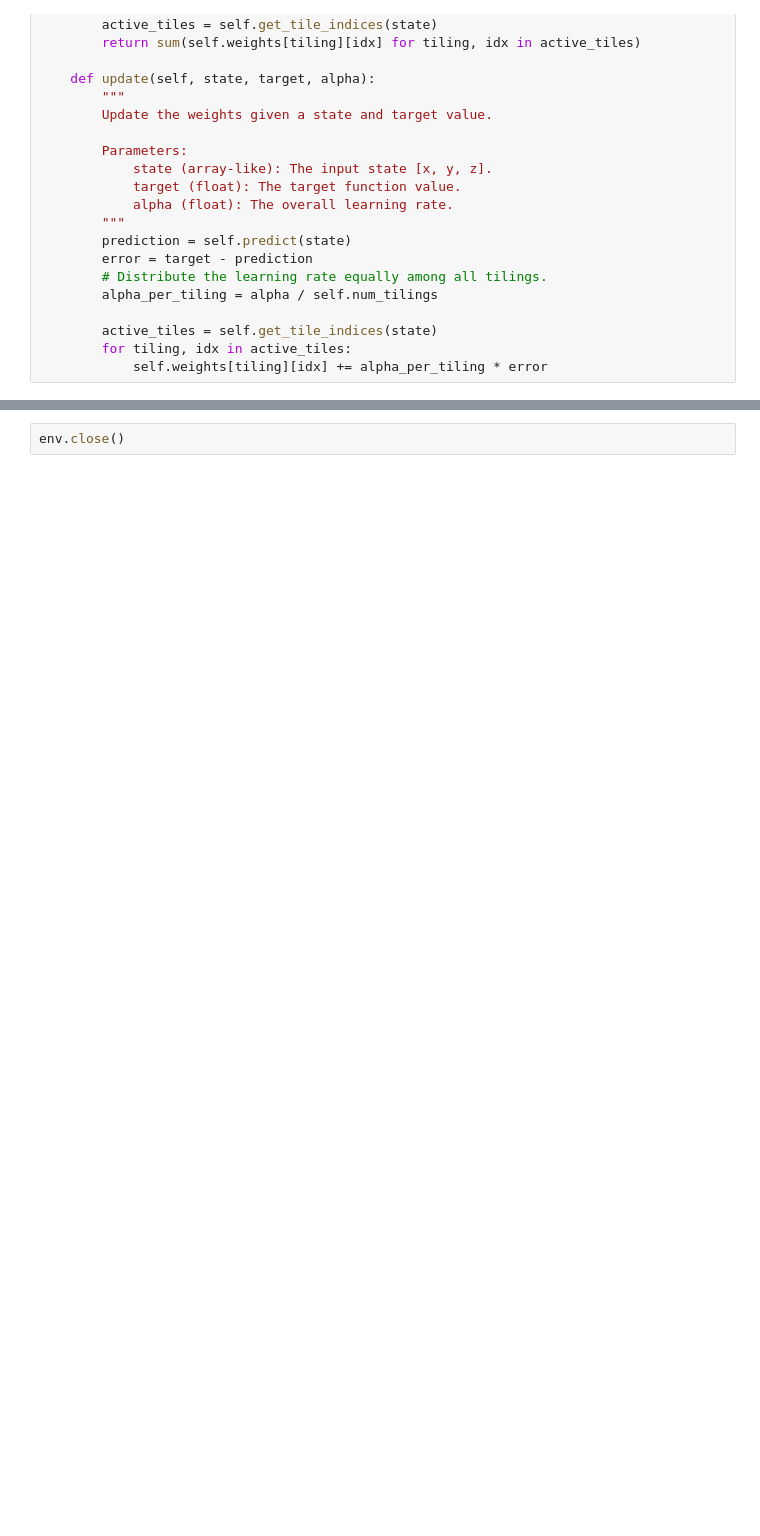
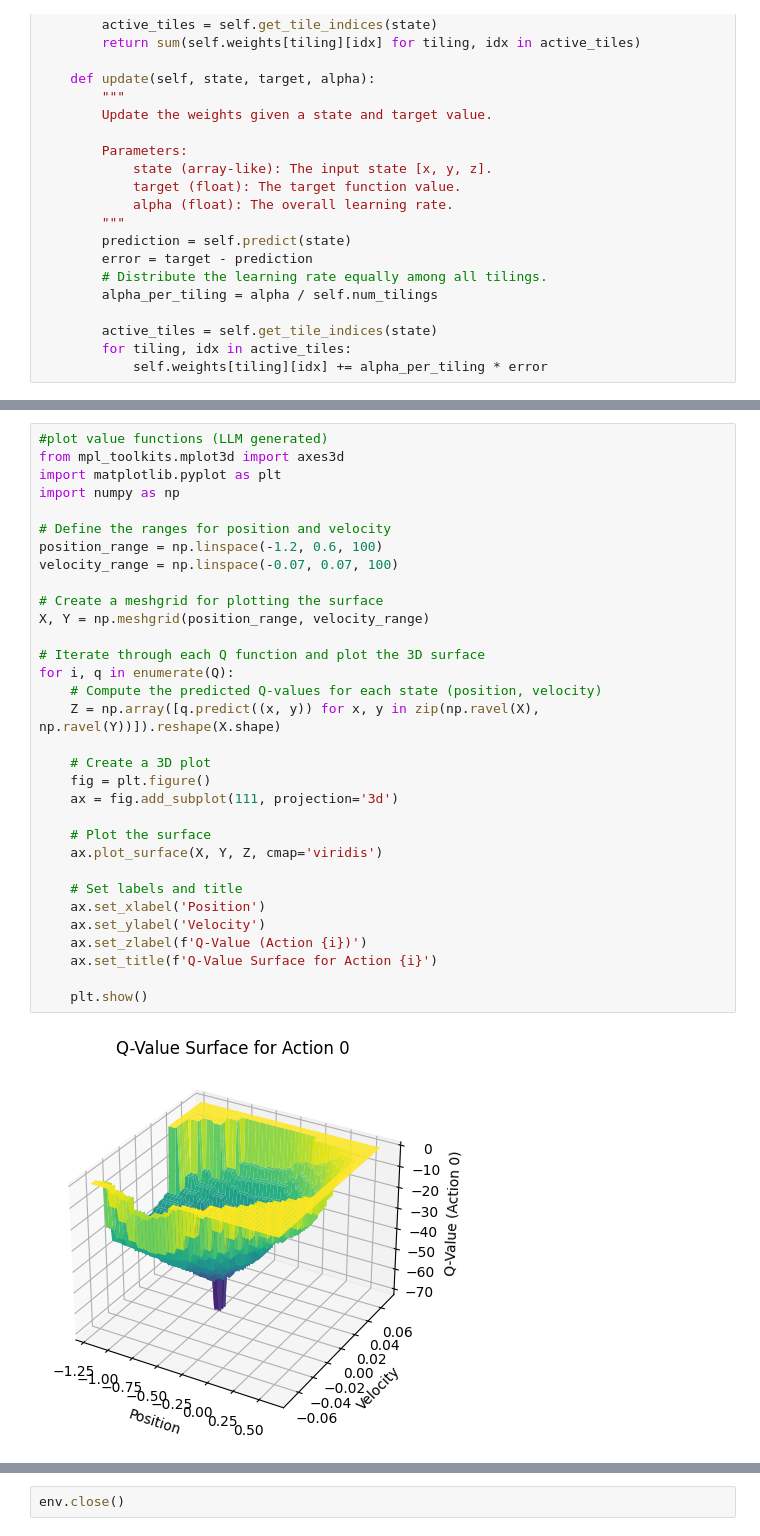
Before and after one commit to Lukec-lehighu/CSE337-Labs, a Jupyter notebook: lab5_approximation.ipynb, the cells around one changed output, grey strips where cells are left out. Drawn from its saved outputs; the diff is of its cells as text; blank space fills up the shorter version.

```diff
--- a/lab5_approximation.ipynb
+++ b/lab5_approximation.ipynb
@@ -621,0 +639,34 @@ KeyboardInterrupt
+# %%
+#plot value functions (LLM generated)
+from mpl_toolkits.mplot3d import axes3d
+import matplotlib.pyplot as plt
+import numpy as np
+
+# Define the ranges for position and velocity
+position_range = np.linspace(-1.2, 0.6, 100)
+velocity_range = np.linspace(-0.07, 0.07, 100)
+
+# Create a meshgrid for plotting the surface
+X, Y = np.meshgrid(position_range, velocity_range)
+
+# Iterate through each Q function and plot the 3D surface
+for i, q in enumerate(Q):
+    # Compute the predicted Q-values for each state (position, velocity)
+    Z = np.array([q.predict((x, y)) for x, y in zip(np.ravel(X), np.ravel(Y))]).reshape(X.shape)
+
+    # Create a 3D plot
+    fig = plt.figure()
+    ax = fig.add_subplot(111, projection='3d')
+
+    # Plot the surface
+    ax.plot_surface(X, Y, Z, cmap='viridis')
+
+    # Set labels and title
+    ax.set_xlabel('Position')
+    ax.set_ylabel('Velocity')
+    ax.set_zlabel(f'Q-Value (Action {i})')
+    ax.set_title(f'Q-Value Surface for Action {i}')
+
+    plt.show()
+# %% [output]
+[figure, added]
```
Also changed, not shown: parts of 6 cells of this notebook.
